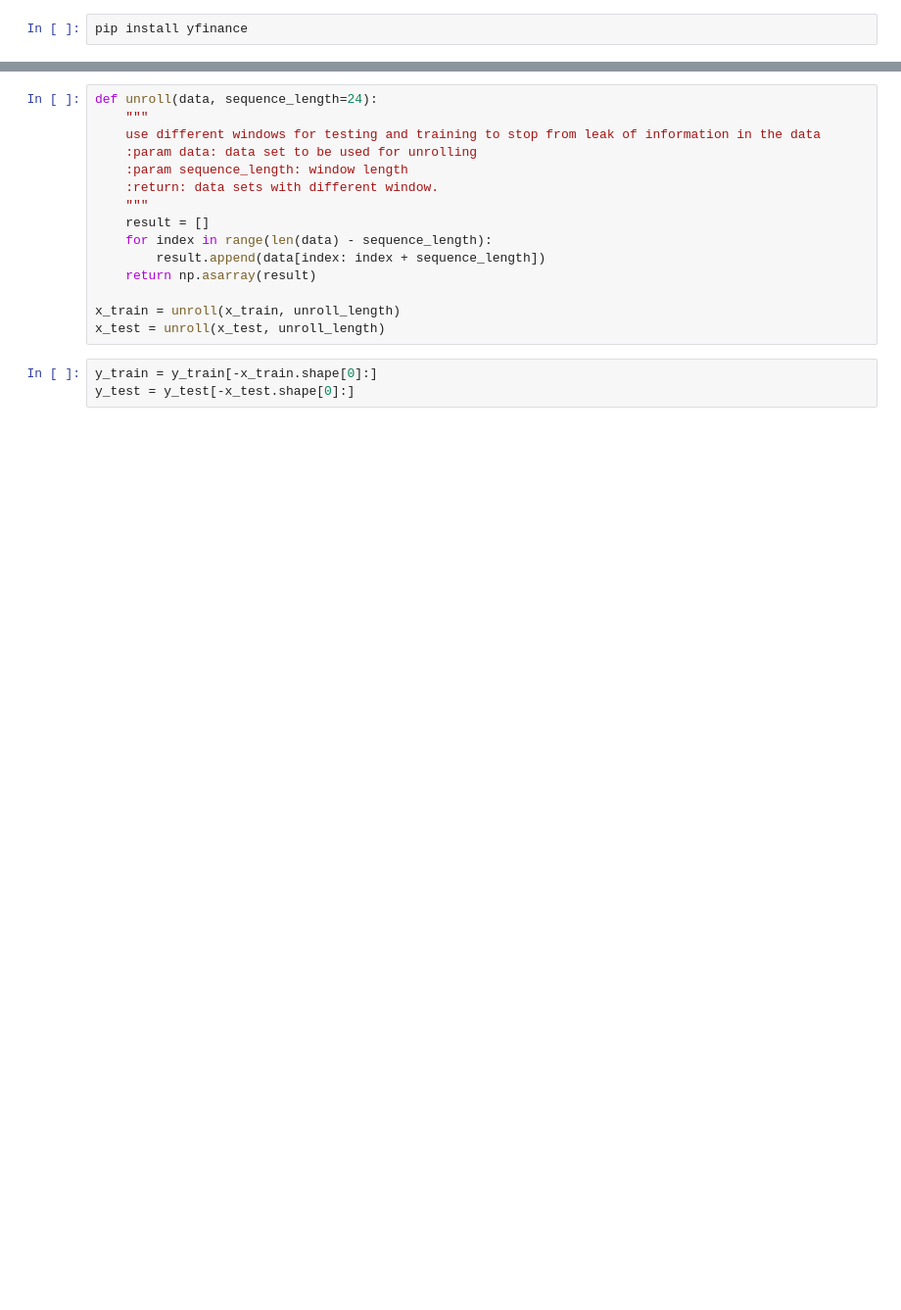
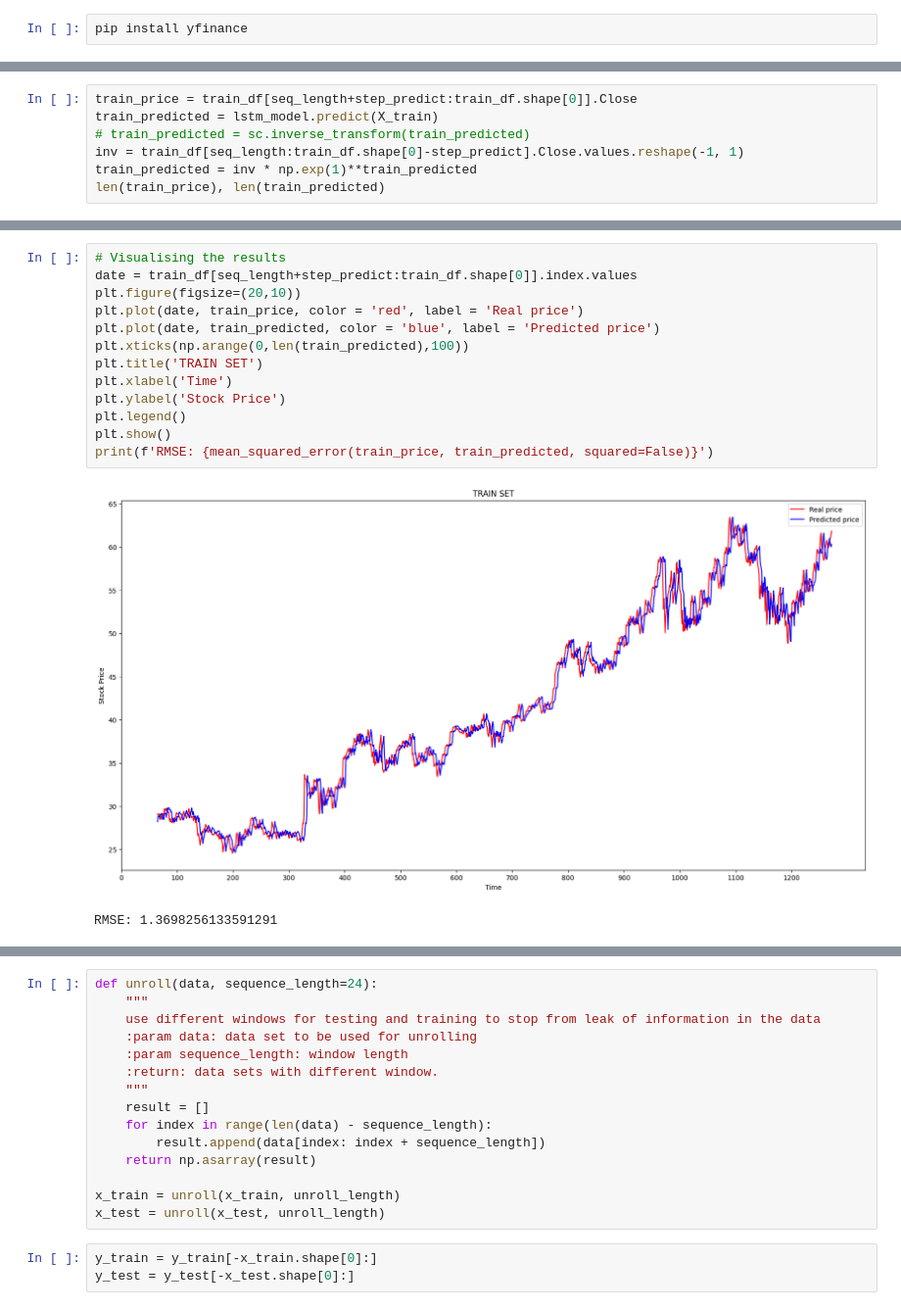
Before and after one commit to Tanmay7404/Stock-Price-Prediction, a Jupyter notebook: stock-prediction.ipynb, the cells around one changed output, grey strips where cells are left out. Shown at 98% size. Saved outputs shown, nothing was run; the diff lists cells and outputs as text; blank space fills up the shorter version.

```diff
--- a/stock-prediction.ipynb
+++ b/stock-prediction.ipynb
@@ -44,0 +222,7 @@ print(stock_data)
+# %%
+train_price = train_df[seq_length+step_predict:train_df.shape[0]].Close
+train_predicted = lstm_model.predict(X_train)
+# train_predicted = sc.inverse_transform(train_predicted)
+inv = train_df[seq_length:train_df.shape[0]-step_predict].Close.values.reshape(-1, 1)
+train_predicted = inv * np.exp(1)**train_predicted
+len(train_price), len(train_predicted)
@@ -44,0 +232,16 @@ print(stock_data)
+# %%
+# Visualising the results
+date = train_df[seq_length+step_predict:train_df.shape[0]].index.values
+plt.figure(figsize=(20,10))
+plt.plot(date, train_price, color = 'red', label = 'Real price')
+plt.plot(date, train_predicted, color = 'blue', label = 'Predicted price')
+plt.xticks(np.arange(0,len(train_predicted),100))
+plt.title('TRAIN SET')
+plt.xlabel('Time')
+plt.ylabel('Stock Price')
+plt.legend()
+plt.show()
+print(f'RMSE: {mean_squared_error(train_price, train_predicted, squared=False)}')
+# %% [output]
+[figure, added]
+RMSE: 1.3698256133591291
```
Also changed, not shown: parts of 59 cells of this notebook.
